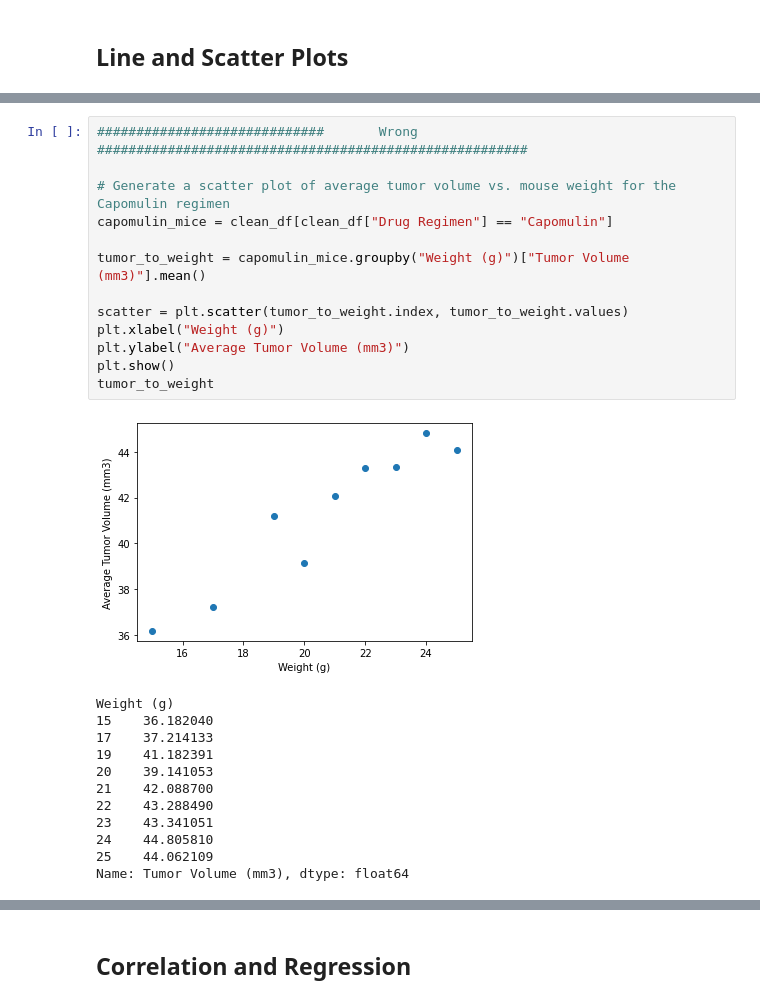
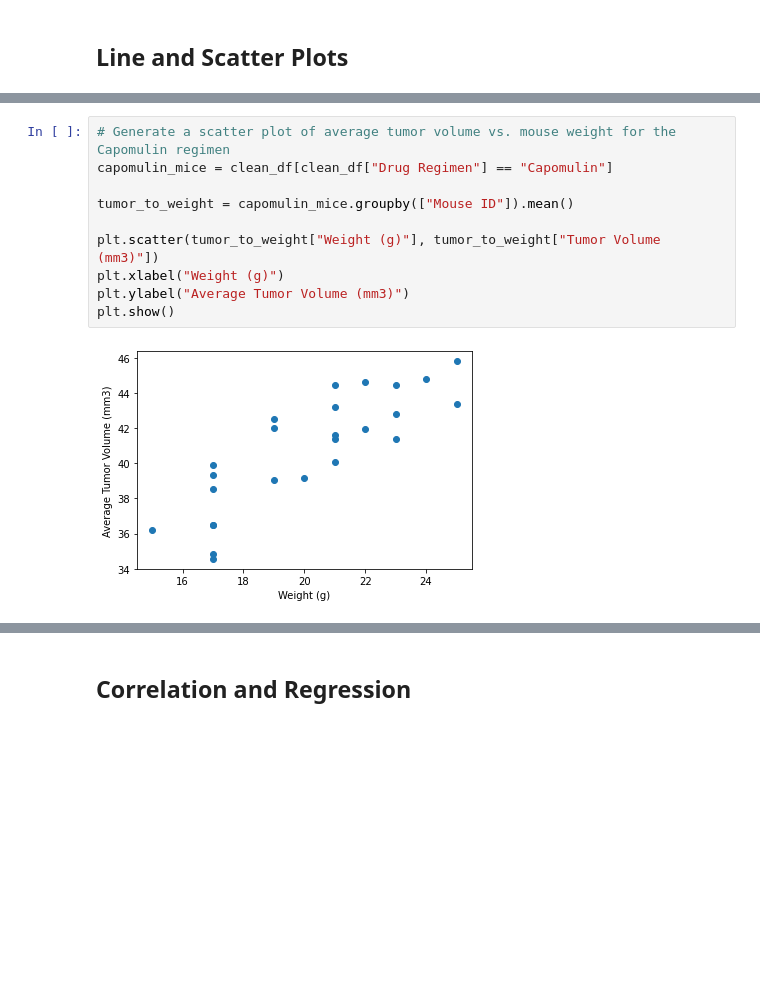
Before and after one commit to estellesantini/data-visualizations-challenge, a Jupyter notebook: Pymaceuticals/pymaceuticals.ipynb, the cells around one changed output, grey strips where cells are left out. Cells and saved outputs as stored; diff of their text form; blank space fills up the shorter version.

```diff
--- a/Pymaceuticals/pymaceuticals.ipynb
+++ b/Pymaceuticals/pymaceuticals.ipynb
@@ -317,26 +342,12 @@ AttributeError: 'list' object has no attribute 'mean'
 # %%
-#############################       Wrong    #######################################################
-
 # Generate a scatter plot of average tumor volume vs. mouse weight for the Capomulin regimen
 capomulin_mice = clean_df[clean_df["Drug Regimen"] == "Capomulin"]
 
-tumor_to_weight = capomulin_mice.groupby("Weight (g)")["Tumor Volume (mm3)"].mean()
+tumor_to_weight = capomulin_mice.groupby(["Mouse ID"]).mean()
 
-scatter = plt.scatter(tumor_to_weight.index, tumor_to_weight.values)
+plt.scatter(tumor_to_weight["Weight (g)"], tumor_to_weight["Tumor Volume (mm3)"])
 plt.xlabel("Weight (g)")
 plt.ylabel("Average Tumor Volume (mm3)")
 plt.show()
-tumor_to_weight
 # %% [output]
-[figure, old version]
+[figure, new version]
-Weight (g)
-15    36.182040
-17    37.214133
-19    41.182391
-20    39.141053
-21    42.088700
-22    43.288490
-23    43.341051
-24    44.805810
-25    44.062109
-Name: Tumor Volume (mm3), dtype: float64
```
Also changed, not shown: parts of 12 cells of this notebook, 1 other file.
